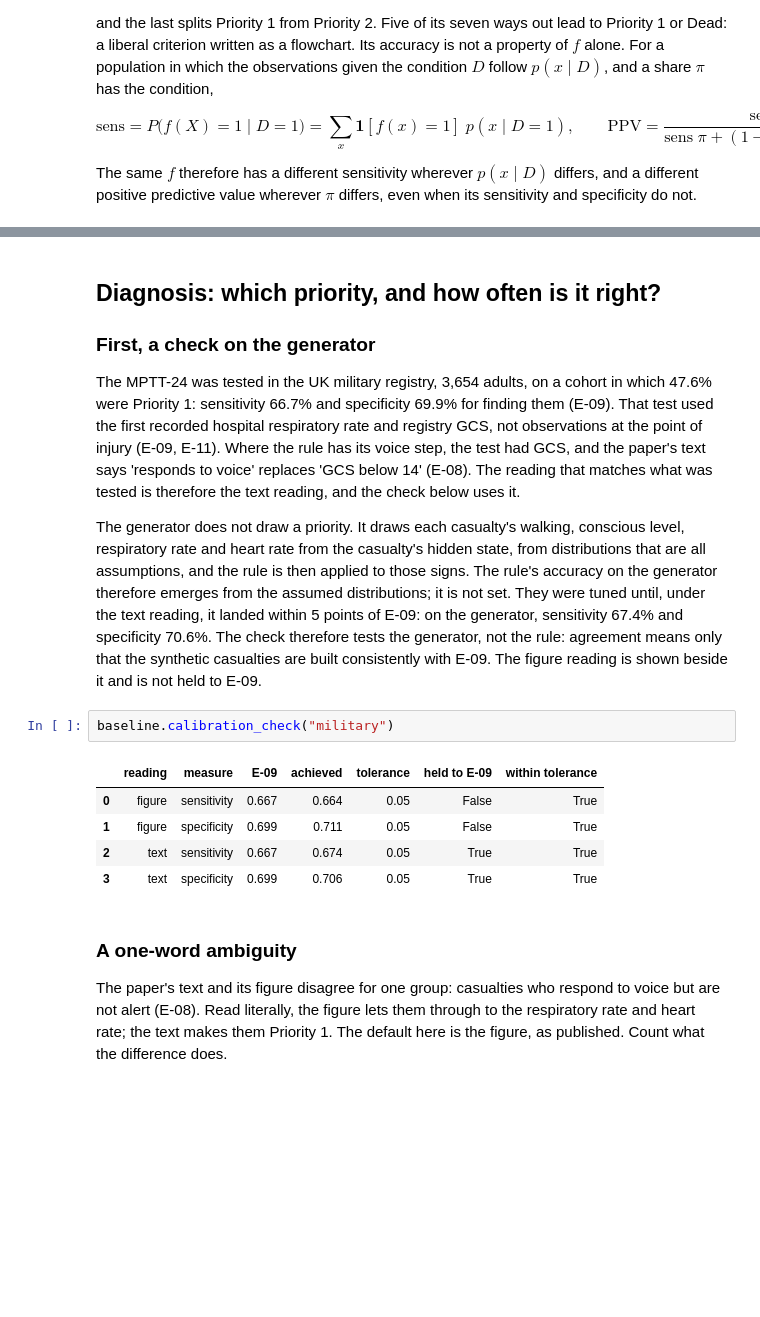
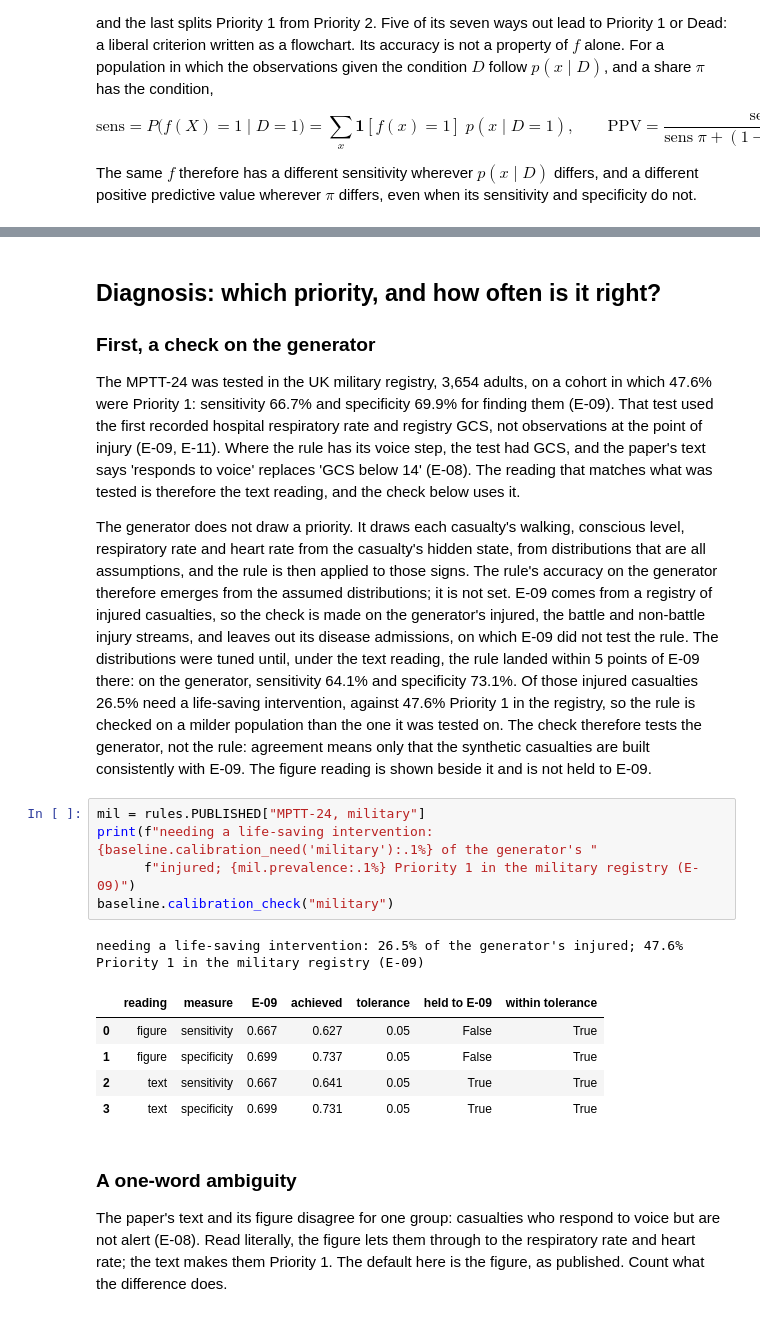
Before and after one commit to RossTylr/inference-labs, a Jupyter notebook: notebooks/01_rules.ipynb, the cells around one changed output, grey strips where cells are left out. Saved outputs shown, nothing was run; the diff lists cells and outputs as text; blank space fills up the shorter version.

```diff
--- a/notebooks/01_rules.ipynb
+++ b/notebooks/01_rules.ipynb
@@ -236,15 +236,19 @@ exits_all.set_index(["step", "step name", "priority"])
 
 The MPTT-24 was tested in the UK military registry, 3,654 adults, on a cohort in which 47.6% were Priority 1: sensitivity 66.7% and specificity 69.9% for finding them (E-09). That test used the first recorded hospital respiratory rate and registry GCS, not observations at the point of injury (E-09, E-11). Where the rule has its voice step, the test had GCS, and the paper's text says 'responds to voice' replaces 'GCS below 14' (E-08). The reading that matches what was tested is therefore the text reading, and the check below uses it.
 
-The generator does not draw a priority. It draws each casualty's walking, conscious level, respiratory rate and heart rate from the casualty's hidden state, from distributions that are all assumptions, and the rule is then applied to those signs. The rule's accuracy on the generator therefore emerges from the assumed distributions; it is not set. They were tuned until, under the text reading, it landed within 5 points of E-09: on the generator, sensitivity 67.4% and specificity 70.6%. The check therefore tests the generator, not the rule: agreement means only that the synthetic casualties are built consistently with E-09. The figure reading is shown beside it and is not held to E-09.
+The generator does not draw a priority. It draws each casualty's walking, conscious level, respiratory rate and heart rate from the casualty's hidden state, from distributions that are all assumptions, and the rule is then applied to those signs. The rule's accuracy on the generator therefore emerges from the assumed distributions; it is not set. E-09 comes from a registry of injured casualties, so the check is made on the generator's injured, the battle and non-battle injury streams, and leaves out its disease admissions, on which E-09 did not test the rule. The distributions were tuned until, under the text reading, the rule landed within 5 points of E-09 there: on the generator, sensitivity 64.1% and specificity 73.1%. Of those injured casualties 26.5% need a life-saving intervention, against 47.6% Priority 1 in the registry, so the rule is checked on a milder population than the one it was tested on. The check therefore tests the generator, not the rule: agreement means only that the synthetic casualties are built consistently with E-09. The figure reading is shown beside it and is not held to E-09.
 # %%
+mil = rules.PUBLISHED["MPTT-24, military"]
+print(f"needing a life-saving intervention: {baseline.calibration_need('military'):.1%} of the generator's "
+      f"injured; {mil.prevalence:.1%} Priority 1 in the military registry (E-09)")
 baseline.calibration_check("military")
 # %% [output]
+needing a life-saving intervention: 26.5% of the generator's injured; 47.6% Priority 1 in the military registry (E-09)
 |  | reading | measure | E-09 | achieved | tolerance | held to E-09 | within tolerance |
-| 0 | figure | sensitivity | 0.667 | 0.664 | 0.05 | False | True |
-| 1 | figure | specificity | 0.699 | 0.711 | 0.05 | False | True |
-| 2 | text | sensitivity | 0.667 | 0.674 | 0.05 | True | True |
-| 3 | text | specificity | 0.699 | 0.706 | 0.05 | True | True |
+| 0 | figure | sensitivity | 0.667 | 0.627 | 0.05 | False | True |
+| 1 | figure | specificity | 0.699 | 0.737 | 0.05 | False | True |
+| 2 | text | sensitivity | 0.667 | 0.641 | 0.05 | True | True |
+| 3 | text | specificity | 0.699 | 0.731 | 0.05 | True | True |
 # %% [markdown]
 ### A one-word ambiguity
 
```
Also changed, not shown: parts of 22 cells of this notebook, 5 other files.
